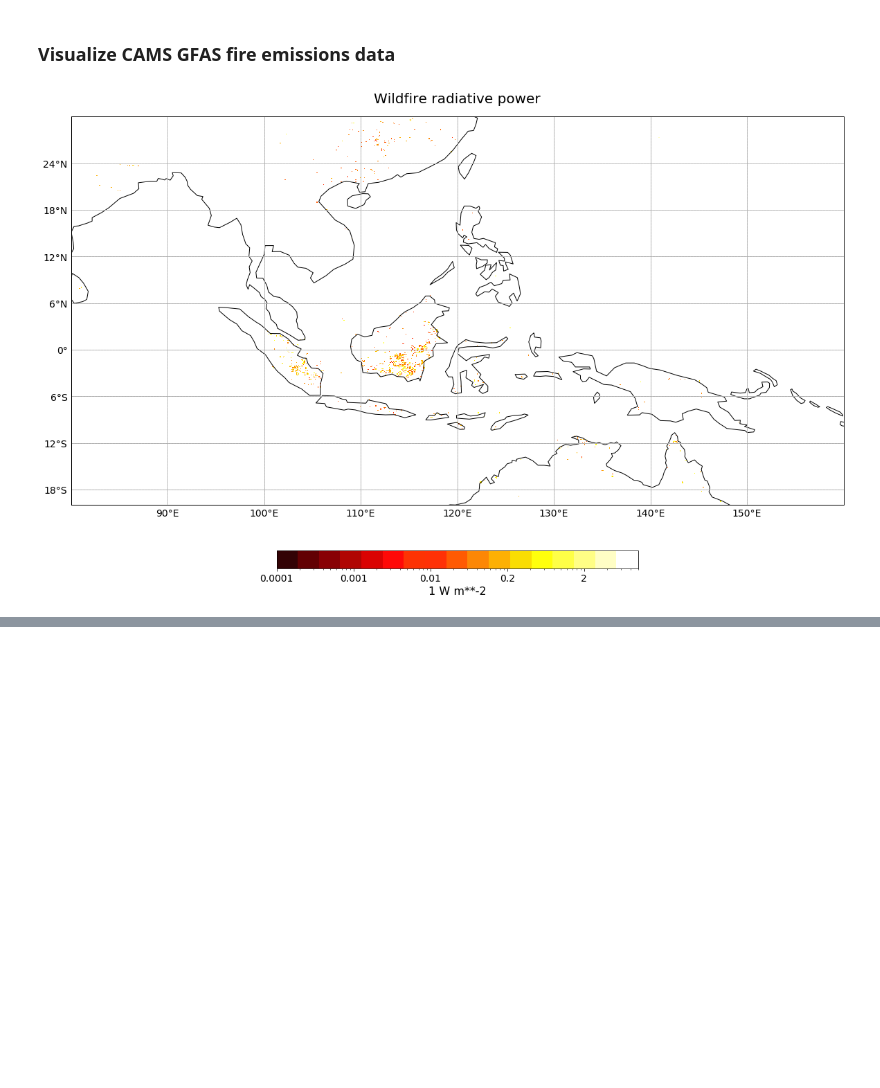
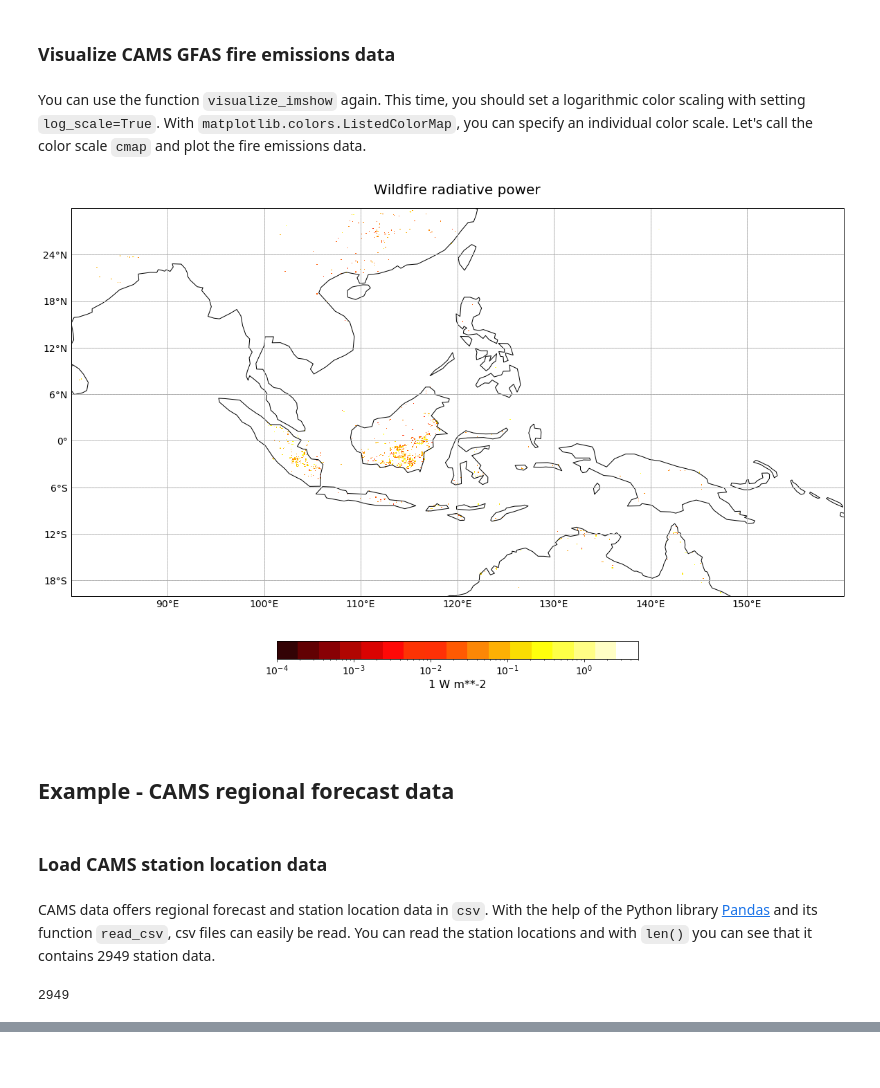
Before and after one commit to federicofierli1/LTPy_Notebooks_satellite_copernicus, a Jupyter notebook: 24_ltpy_v01_CAMS_data.ipynb, the cells around one changed output, grey strips where cells are left out. Cells and saved outputs as stored; diff of their text form; code cells hidden in the pictures; blank space fills up the shorter version.

Commit message:
CAMS examples and general clean-up

```diff
--- a/24_ltpy_v01_CAMS_data.ipynb
+++ b/24_ltpy_v01_CAMS_data.ipynb
@@ -177,0 +127,3 @@ def visualize_imshow(data_array, projection, extent,conversion_factor, color_sca
+# %% [markdown]
+You can use the function `visualize_imshow` again. This time, you should set a logarithmic color scaling with setting `log_scale=True`.
+With `matplotlib.colors.ListedColorMap`, you can specify an individual color scale. Let's call the color scale `cmap` and plot the fire emissions data.
@@ -178,4 +134,20 @@ def visualize_imshow(data_array, projection, extent,conversion_factor, color_sca
 # %%
-visualize_imshow(frpfire_subset.isel(time=1),ccrs.PlateCarree(),[lonmin,lonmax,latmin,latmax],1,'YlOrRd',0.0001,5, set_global=False)
+visualize_imshow(frpfire_subset.isel(time=1),ccrs.PlateCarree(),[lonmin,lonmax,latmin,latmax],1,cmap,0.0001,5, set_global=False, log_scale=True)
 # %% [output]
-[figure, old version]
+[figure, new version]
+# %% [markdown]
+<br>
+# %% [markdown]
+## <a id='cams_regional'></a>Example - CAMS regional forecast data
+# %% [markdown]
+### Load CAMS station location data
+# %% [markdown]
+CAMS data offers regional forecast and station location data in `csv`. With the help of the Python library [Pandas](https://pandas.pydata.org/) and its function `read_csv`, csv files can easily be read.
+You can read the station locations and with `len()` you can see that it contains 2949 station data.
+# %%
+station_locations = 'eodata/cams/regional/CAMS_WEB_LOCATIONS_V1.csv'
+
+locations = pd.read_csv(station_locations)
+len(locations)
+# %% [output]
+2949
```
Also changed, not shown: parts of 30 cells of this notebook, 17 other files.
